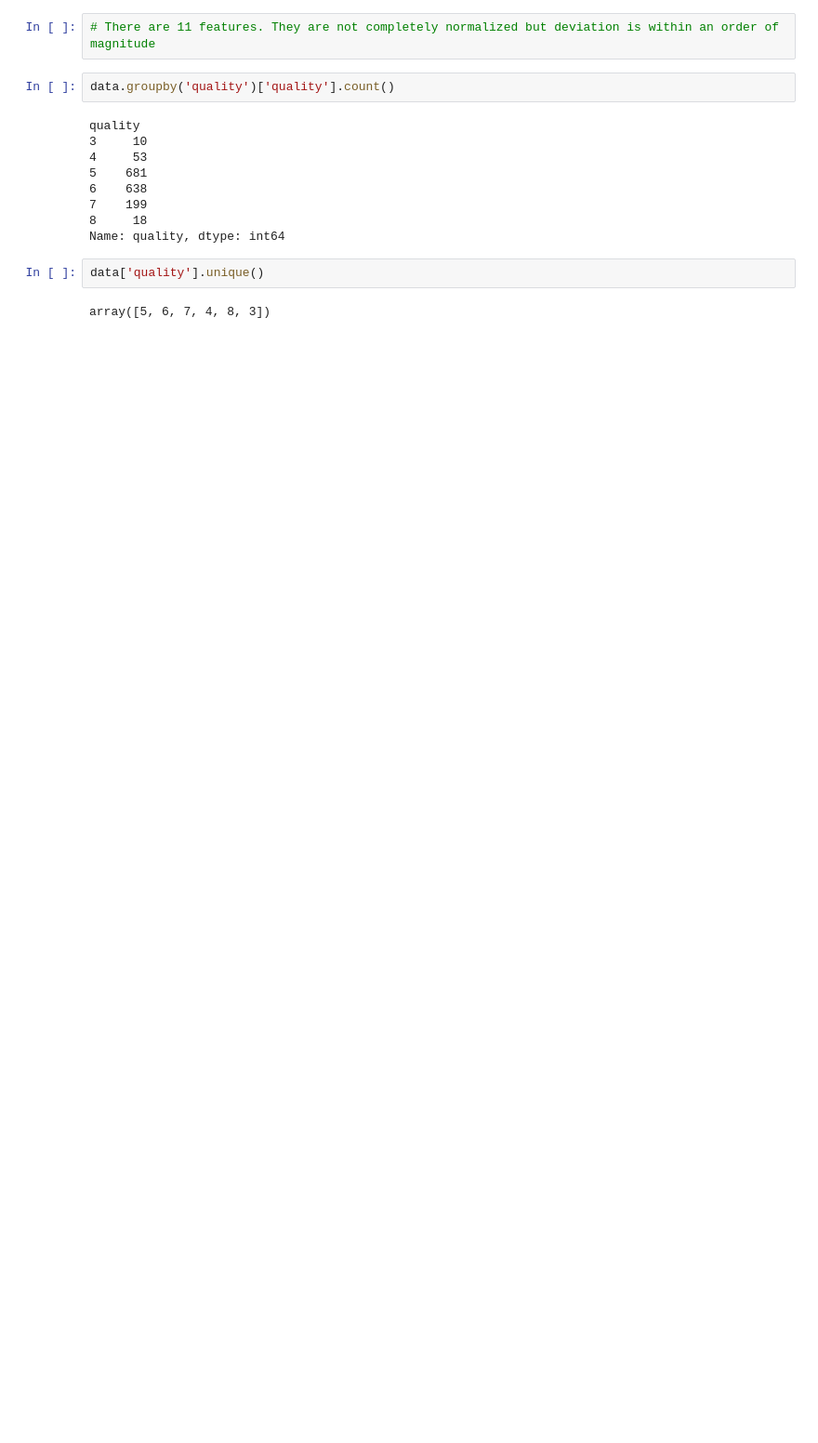
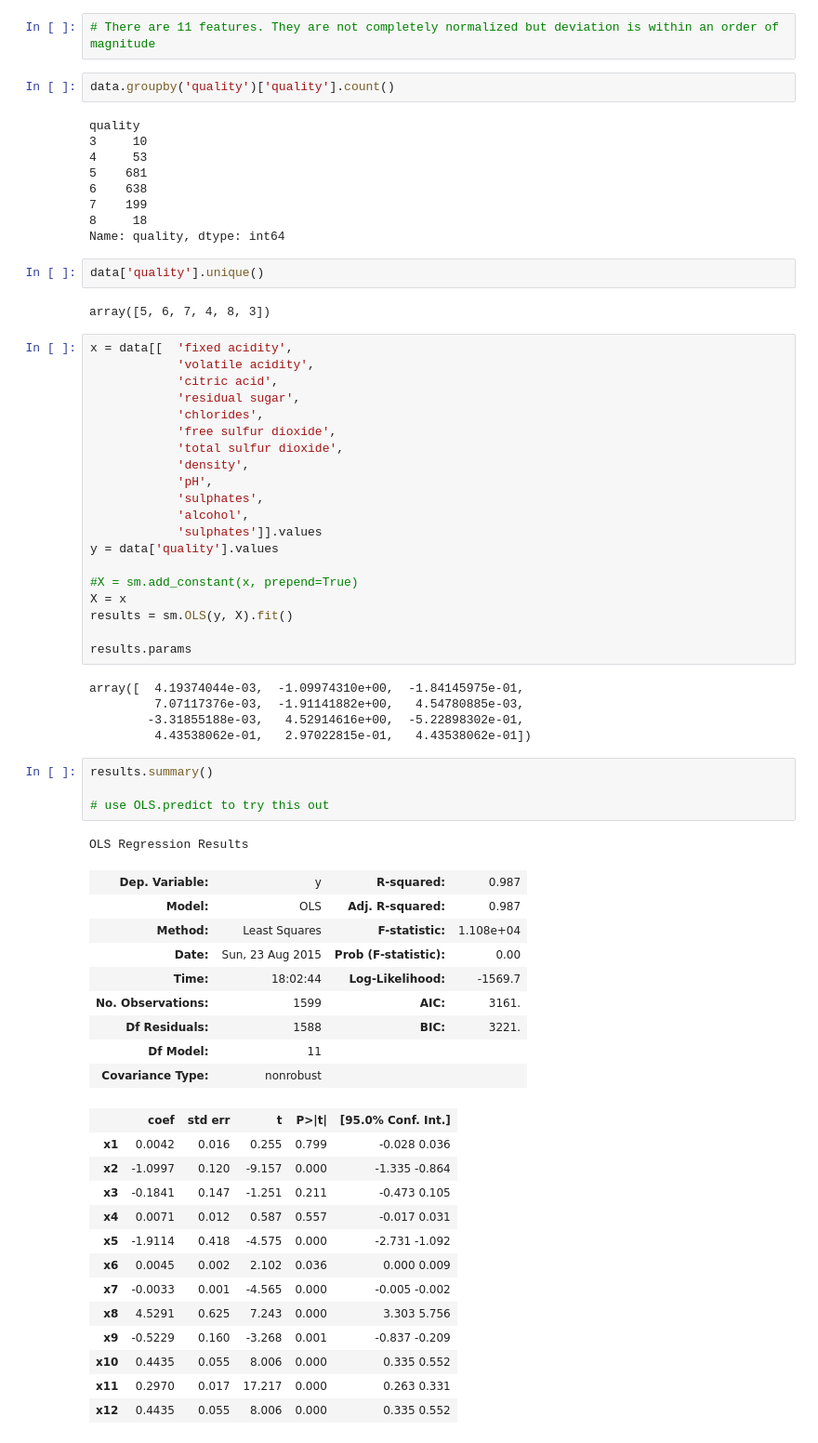
Before and after one commit to vladimirdubal/DAT_SF_16, a Jupyter notebook: homework/Homework4.ipynb, the cells around one changed output. Shown at 93% size. Cells and saved outputs as stored; diff of their text form; blank space fills up the shorter version.

```diff
--- a/homework/Homework4.ipynb
+++ b/homework/Homework4.ipynb
@@ -377,3 +403,56 @@ Name: quality, dtype: int64
 data['quality'].unique()
 # %% [output]
 array([5, 6, 7, 4, 8, 3])
+# %%
+x = data[[  'fixed acidity',
+            'volatile acidity',
+            'citric acid',
+            'residual sugar',
+            'chlorides',
+            'free sulfur dioxide',
+            'total sulfur dioxide',
+            'density',
+            'pH',
+            'sulphates',
+            'alcohol',
+            'sulphates']].values
+y = data['quality'].values
+
+#X = sm.add_constant(x, prepend=True)
+X = x
+results = sm.OLS(y, X).fit()
+
+results.params
+# %% [output]
+array([  4.19374044e-03,  -1.09974310e+00,  -1.84145975e-01,
+         7.07117376e-03,  -1.91141882e+00,   4.54780885e-03,
+        -3.31855188e-03,   4.52914616e+00,  -5.22898302e-01,
+         4.43538062e-01,   2.97022815e-01,   4.43538062e-01])
+# %%
+results.summary()
+
+# use OLS.predict to try this out
+# %% [output]
+OLS Regression Results
+| Dep. Variable: | y | R-squared: | 0.987 |
+| Model: | OLS | Adj. R-squared: | 0.987 |
+| Method: | Least Squares | F-statistic: | 1.108e+04 |
+| Date: | Sun, 23 Aug 2015 | Prob (F-statistic): | 0.00 |
+| Time: | 18:02:44 | Log-Likelihood: | -1569.7 |
+| No. Observations: | 1599 | AIC: | 3161. |
+| Df Residuals: | 1588 | BIC: | 3221. |
+| Df Model: | 11 |  |  |
+| Covariance Type: | nonrobust |  |  |
+|  | coef | std err | t | P>|t| | [95.0% Conf. Int.] |
+| x1 | 0.0042 | 0.016 | 0.255 | 0.799 | -0.028 0.036 |
+| x2 | -1.0997 | 0.120 | -9.157 | 0.000 | -1.335 -0.864 |
+| x3 | -0.1841 | 0.147 | -1.251 | 0.211 | -0.473 0.105 |
+| x4 | 0.0071 | 0.012 | 0.587 | 0.557 | -0.017 0.031 |
+| x5 | -1.9114 | 0.418 | -4.575 | 0.000 | -2.731 -1.092 |
+| x6 | 0.0045 | 0.002 | 2.102 | 0.036 | 0.000 0.009 |
+| x7 | -0.0033 | 0.001 | -4.565 | 0.000 | -0.005 -0.002 |
+| x8 | 4.5291 | 0.625 | 7.243 | 0.000 | 3.303 5.756 |
+| x9 | -0.5229 | 0.160 | -3.268 | 0.001 | -0.837 -0.209 |
+| x10 | 0.4435 | 0.055 | 8.006 | 0.000 | 0.335 0.552 |
+| x11 | 0.2970 | 0.017 | 17.217 | 0.000 | 0.263 0.331 |
+| x12 | 0.4435 | 0.055 | 8.006 | 0.000 | 0.335 0.552 |
```
Also changed, not shown: parts of 21 cells of this notebook.
